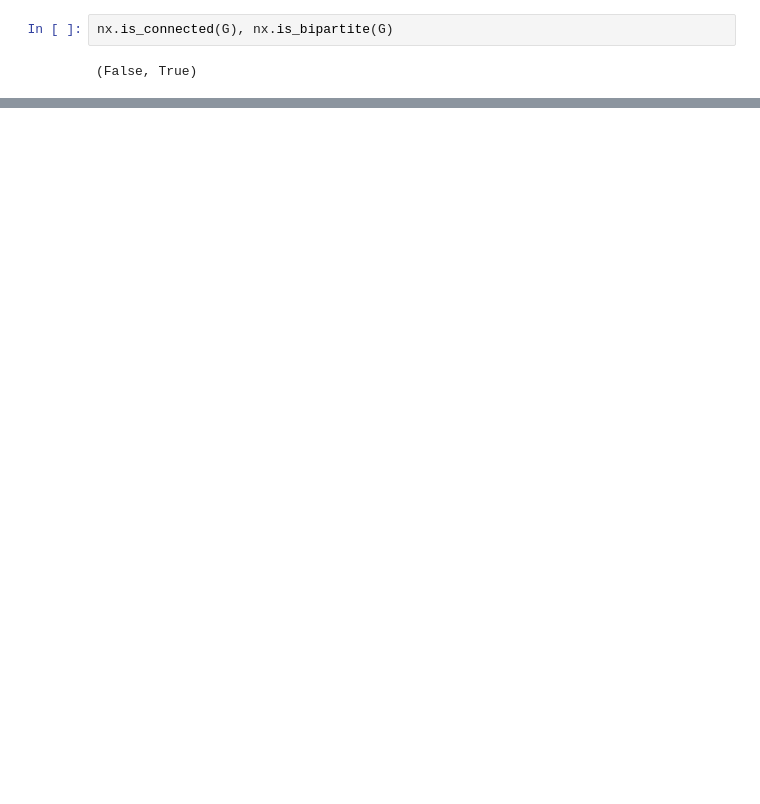
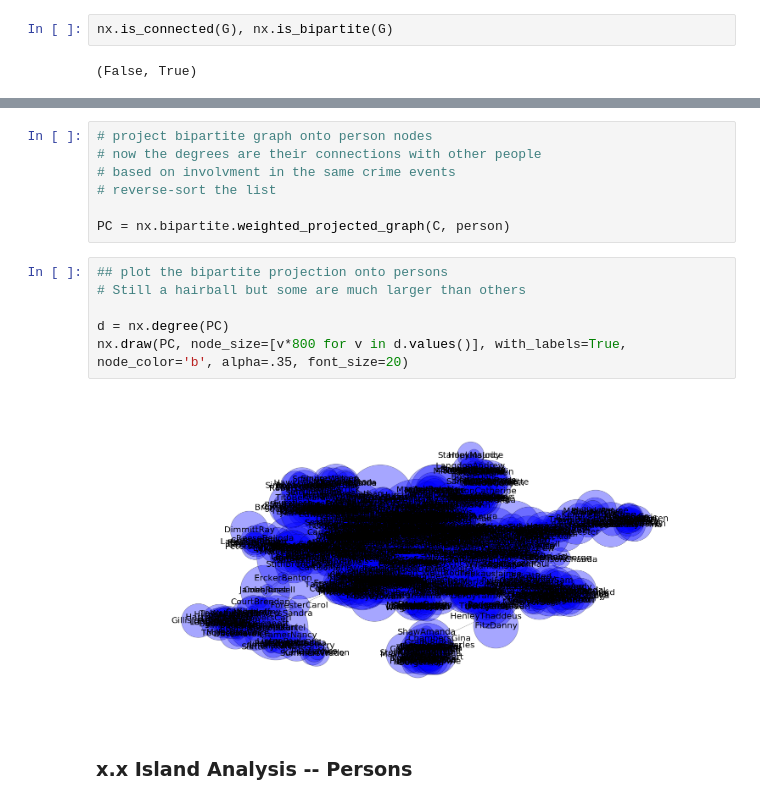
Before and after one commit to eriknylander99/DATA620_Group_Projects, a Jupyter notebook: Proj_2_crime.ipynb, the cells around one changed output, grey strips where cells are left out. Saved outputs shown, nothing was run; the diff lists cells and outputs as text; blank space fills up the shorter version.

```diff
--- a/Proj_2_crime.ipynb
+++ b/Proj_2_crime.ipynb
@@ -191,0 +222,17 @@ len(list(nx.connected_component_subgraphs(G)))
+# %%
+# project bipartite graph onto person nodes
+# now the degrees are their connections with other people
+# based on involvment in the same crime events
+# reverse-sort the list
+
+PC = nx.bipartite.weighted_projected_graph(C, person)
+# %%
+## plot the bipartite projection onto persons
+# Still a hairball but some are much larger than others
+
+d = nx.degree(PC)
+nx.draw(PC, node_size=[v*800 for v in d.values()], with_labels=True, node_color='b', alpha=.35, font_size=20)
+# %% [output]
+[figure, added]
+# %% [markdown]
+### x.x Island Analysis -- Persons
```
Also changed, not shown: parts of 18 cells of this notebook.
